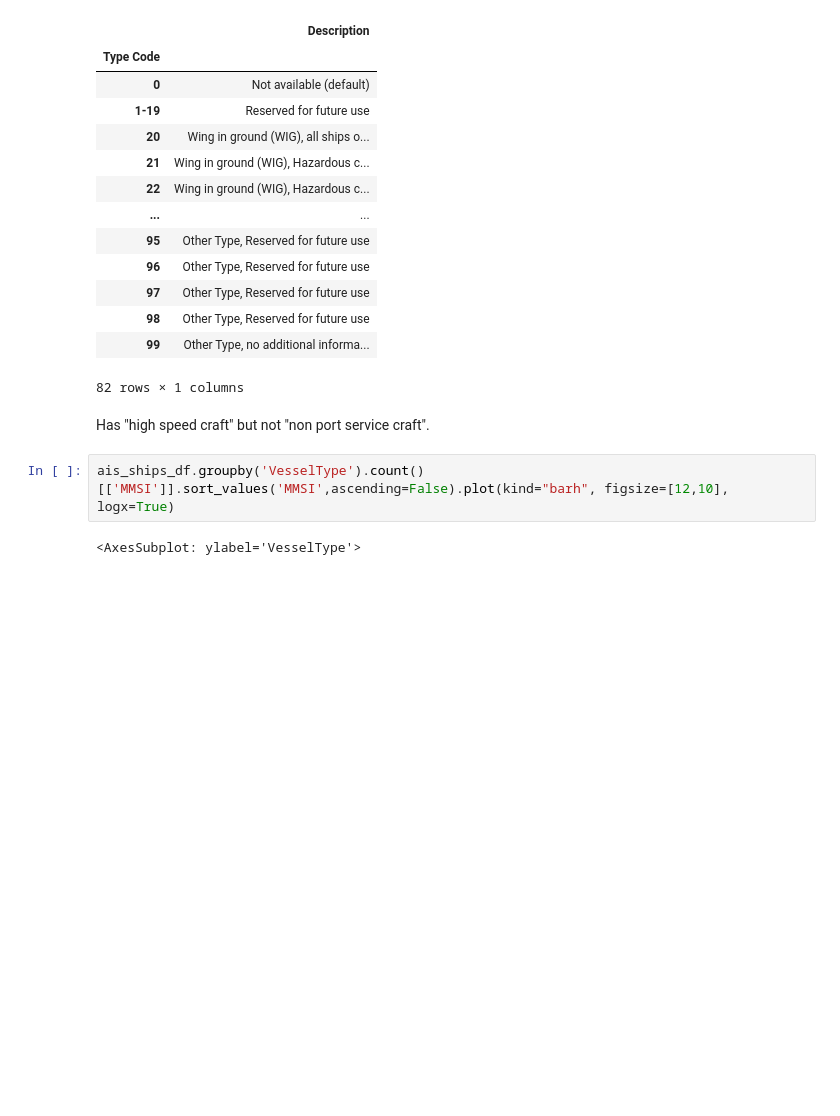
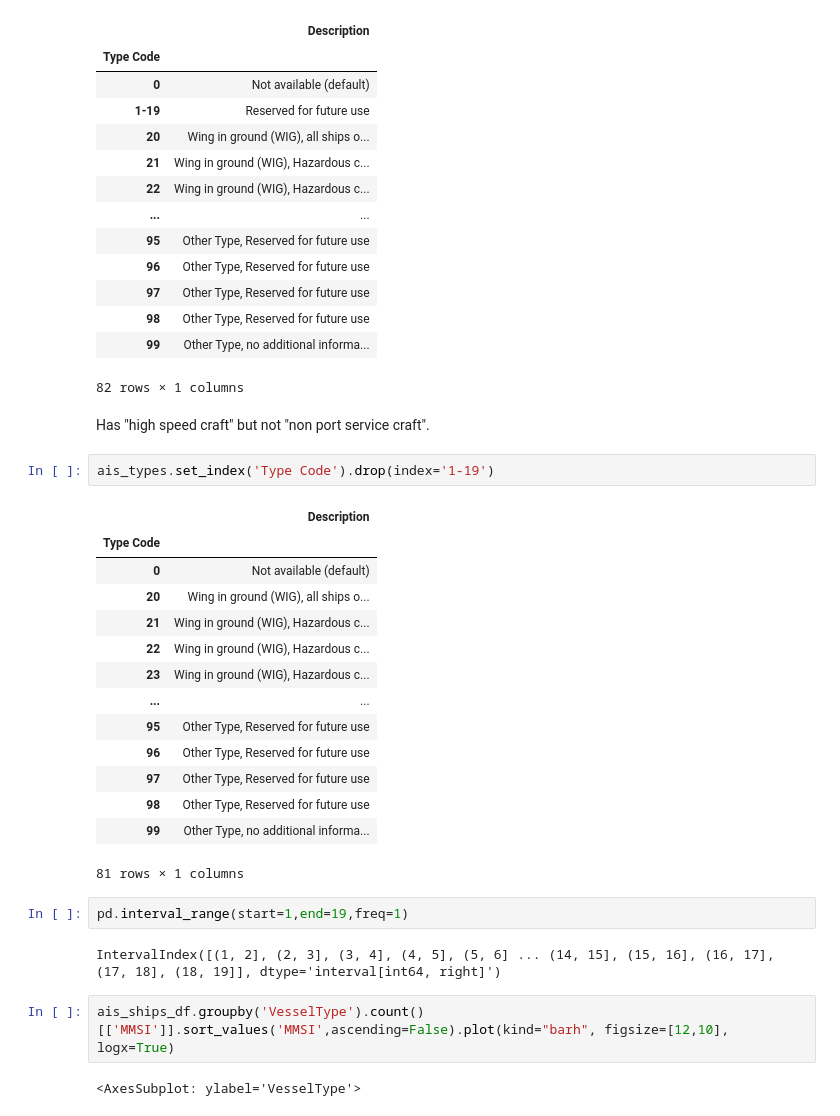
Before and after one commit to stelios-c/ais_USA, a Jupyter notebook: ais_usa_local.ipynb, the cells around one changed output. Cells and saved outputs as stored; diff of their text form; blank space fills up the shorter version.

```diff
--- a/ais_usa_local.ipynb
+++ b/ais_usa_local.ipynb
@@ -186,6 +186,27 @@ ais_types.set_index('Type Code')
 82 rows × 1 columns
 # %% [markdown]
 Has "high speed craft" but not "non port service craft".
+# %%
+ais_types.set_index('Type Code').drop(index='1-19')
+# %% [output]
+|  | Description |
+| Type Code |  |
+| 0 | Not available (default) |
+| 20 | Wing in ground (WIG), all ships o... |
+| 21 | Wing in ground (WIG), Hazardous c... |
+| 22 | Wing in ground (WIG), Hazardous c... |
+| 23 | Wing in ground (WIG), Hazardous c... |
+| ... | ... |
+| 95 | Other Type, Reserved for future use |
+| 96 | Other Type, Reserved for future use |
+| 97 | Other Type, Reserved for future use |
+| 98 | Other Type, Reserved for future use |
+| 99 | Other Type, no additional informa... |
+81 rows × 1 columns
+# %%
+pd.interval_range(start=1,end=19,freq=1)
+# %% [output]
+IntervalIndex([(1, 2], (2, 3], (3, 4], (4, 5], (5, 6] ... (14, 15], (15, 16], (16, 17], (17, 18], (18, 19]], dtype='interval[int64, right]')
 # %%
 ais_ships_df.groupby('VesselType').count()[['MMSI']].sort_values('MMSI',ascending=False).plot(kind="barh", figsize=[12,10], logx=True)
 # %% [output]
```
